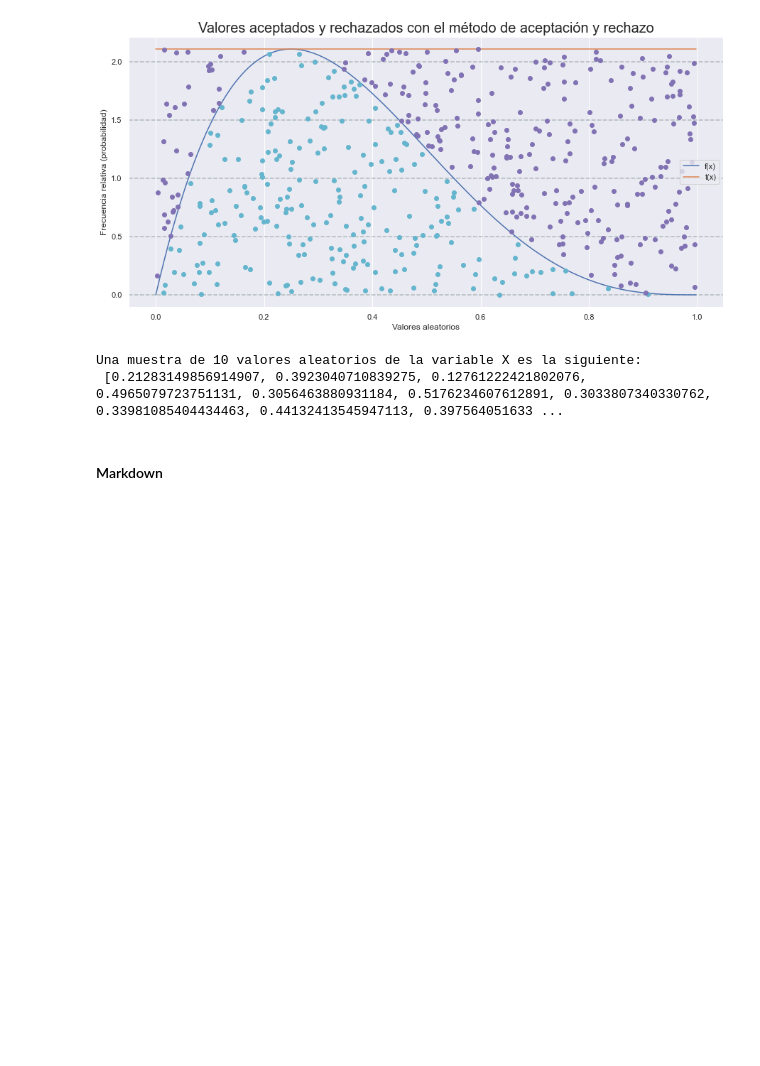
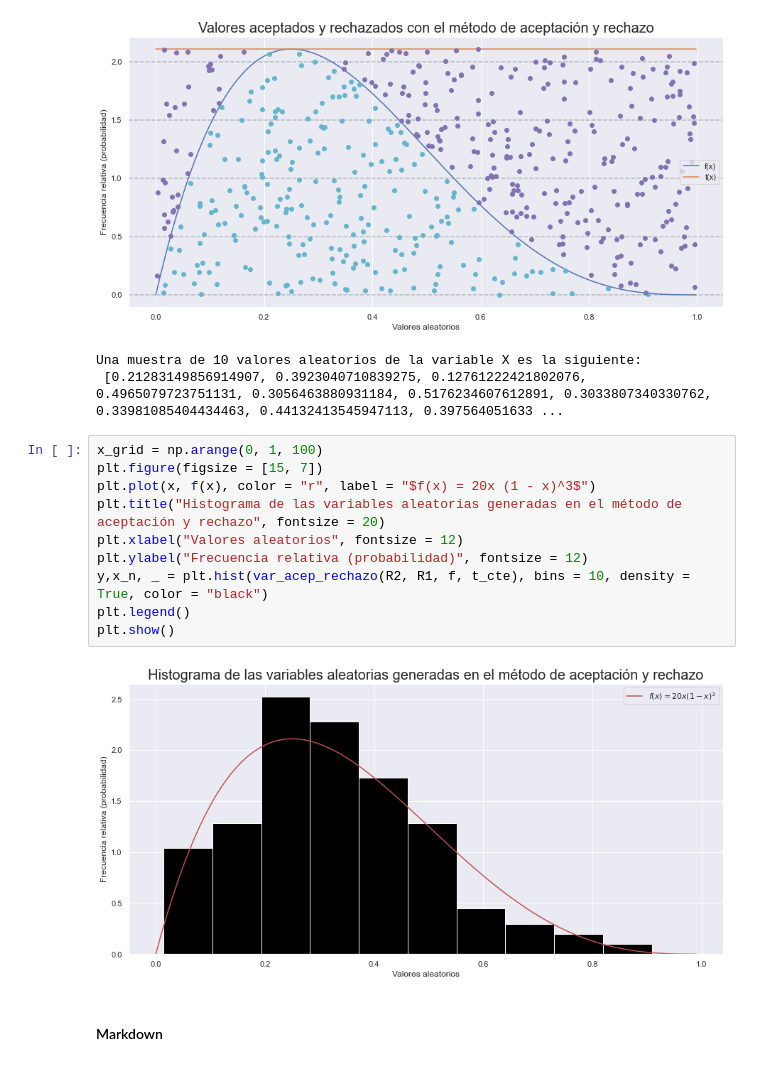
Before and after one commit to Miriam1999/Tarea6_LEspinosa_MERosas, a Jupyter notebook: Tarea6_LEspinosa_MERosas.ipynb, the cells around one changed output. Cells and saved outputs as stored; diff of their text form; blank space fills up the shorter version.

```diff
--- a/Tarea6_LEspinosa_MERosas.ipynb
+++ b/Tarea6_LEspinosa_MERosas.ipynb
@@ -678,6 +678,18 @@ print("Una muestra de 10 valores aleatorios de la variable X es la siguiente: \n
 [figure]
 Una muestra de 10 valores aleatorios de la variable X es la siguiente:
  [0.21283149856914907, 0.3923040710839275, 0.12761222421802076, 0.4965079723751131, 0.3056463880931184, 0.5176234607612891, 0.3033807340330762, 0.33981085404434463, 0.44132413545947113, 0.397564051633 ...
+# %%
+x_grid = np.arange(0, 1, 100)
+plt.figure(figsize = [15, 7])
+plt.plot(x, f(x), color = "r", label = "$f(x) = 20x (1 - x)^3$")
+plt.title("Histograma de las variables aleatorias generadas en el método de aceptación y rechazo", fontsize = 20)
+plt.xlabel("Valores aleatorios", fontsize = 12)
+plt.ylabel("Frecuencia relativa (probabilidad)", fontsize = 12)
+y,x_n, _ = plt.hist(var_acep_rechazo(R2, R1, f, t_cte), bins = 10, density = True, color = "black")
+plt.legend()
+plt.show()
+# %% [output]
+[figure, added]
 # %% [markdown]
 #### Markdown
 # %% [markdown]
```
Also changed, not shown: parts of 6 cells of this notebook.
